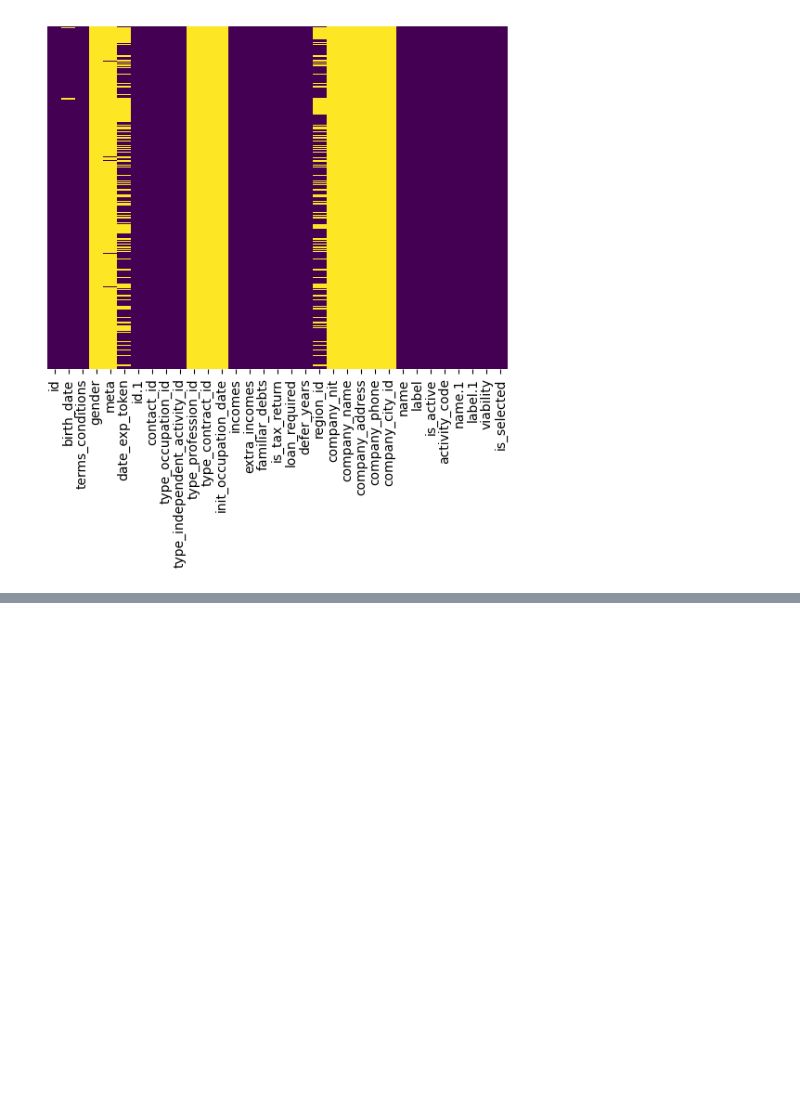
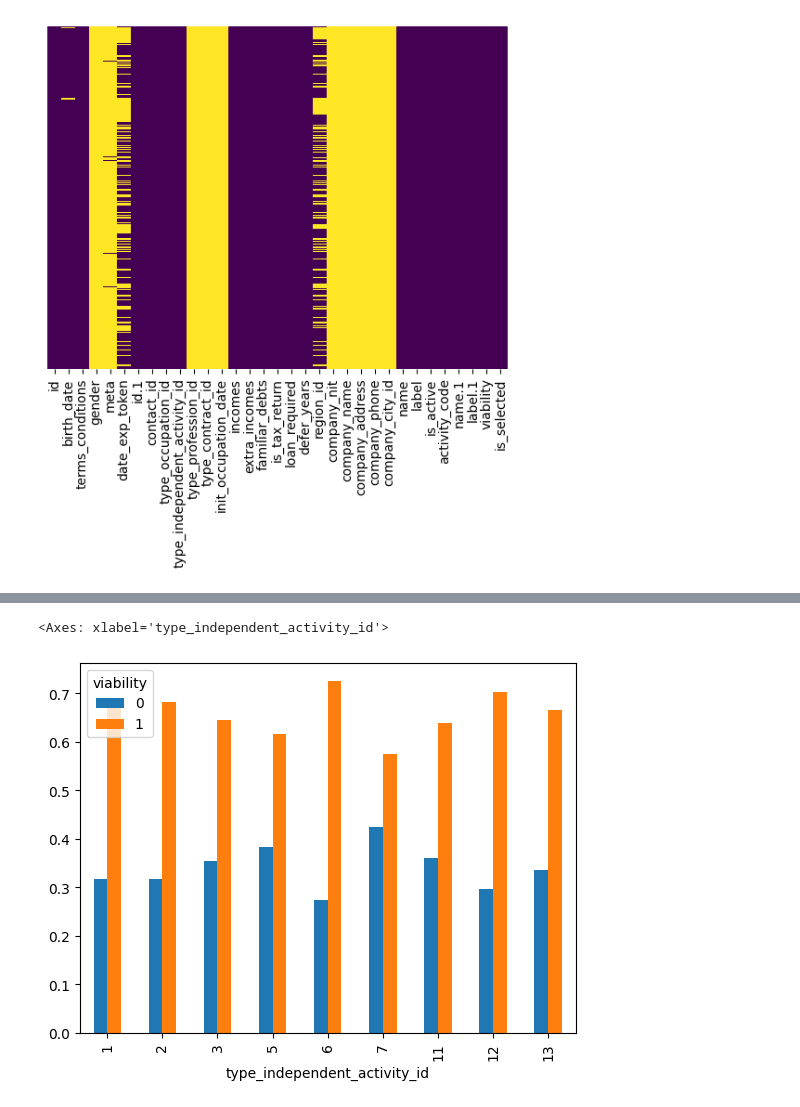
Before and after one commit to alejomaar/habi, a Jupyter notebook: prediction.ipynb, the cells around one changed output, grey strips where cells are left out. Cells and saved outputs as stored; diff of their text form; code cells hidden in the pictures; blank space fills up the shorter version.

```diff
--- a/prediction.ipynb
+++ b/prediction.ipynb
@@ -21,0 +79,9 @@ sns.heatmap(habi_df.isnull(),yticklabels=False,cbar=False,cmap='viridis')
+# %%
+probabilities = habi_df.groupby(['type_independent_activity_id', 'viability']).size() / habi_df.groupby('type_independent_activity_id').size()
+probabilities = probabilities.reset_index().rename(columns={0: 'Probability'})
+pivot_df = probabilities.pivot(index='type_independent_activity_id', columns='viability', values='Probability')
+
+pivot_df.plot(kind='bar', stacked=False)
+# %% [output]
+<Axes: xlabel='type_independent_activity_id'>
+[figure, added]
```
Also changed, not shown: parts of 9 cells of this notebook.
